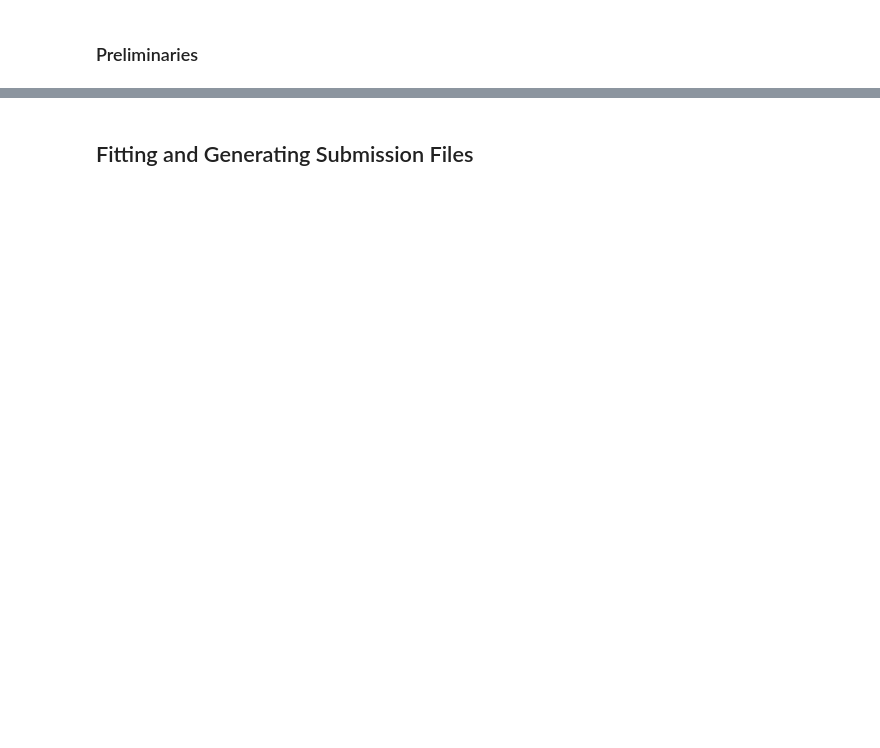
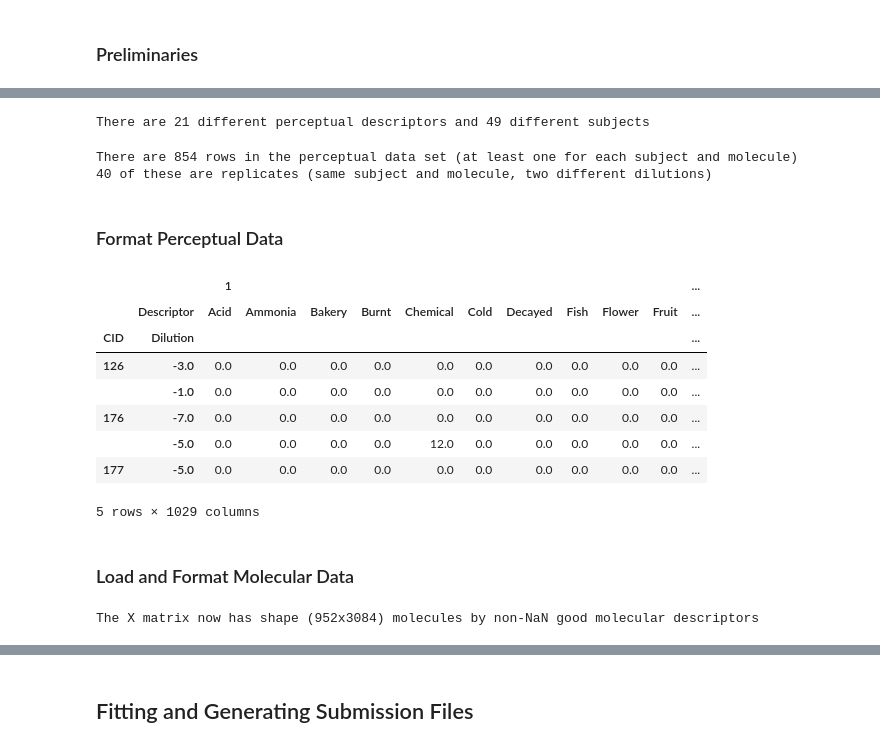
Before and after one commit to dream-olfaction/olfaction-prediction, a Jupyter notebook: opc_python/gerkin/challenge1.ipynb, the cells around one changed output, grey strips where cells are left out. Drawn from its saved outputs; the diff is of its cells as text; code cells hidden in the pictures; blank space fills up the shorter version.

```diff
--- a/opc_python/gerkin/challenge1.ipynb
+++ b/opc_python/gerkin/challenge1.ipynb
@@ -29,6 +2,0 @@ from opc_python.gerkin import dream,fit1
-# %%
-# Load the perceptual descriptors data.
-perceptual_headers, perceptual_obs_data = loading.load_perceptual_data('training')
-loading.format_leaderboard_perceptual_data()
-# Show the perceptual metadata types and perceptual descriptor names.
-print(perceptual_headers)
@@ -49,7 +2,0 @@ There are 21 different perceptual descriptors and 49 different subjects
-# %%
-# Load the molecular descriptors data.
-molecular_headers, molecular_data = loading.load_molecular_data()
-print("First ten molecular descriptor types are %s" % molecular_headers[:10])
-print("First ten descriptor values for the first compound are %s" % molecular_data[0][:10])
-total_size = len(set([int(row[0]) for row in molecular_data]))
-print("We have molecular descriptors for %d unique molecules" % total_size)
@@ -253,0 +71,33 @@ plt.xlabel('Perceptual descriptor values')
+# %%
+descriptors = loading.get_descriptors(format=True)
+n_descriptors = len(descriptors)
+assert n_descriptors == opc_python.NUM_DESCRIPTORS
+n_subjects = perceptual_data['Subject'].shape[1]
+assert n_subjects == opc_python.NUM_SUBJECTS
+print('There are %d different perceptual descriptors and %d different subjects' % (n_descriptors,n_subjects))
+# %% [output]
+There are 21 different perceptual descriptors and 49 different subjects
+# %%
+print("There are %d rows in the perceptual data set (at least one for each subject and molecule)" % int(perceptual_data.shape[0]/21))
+print("%d of these are replicates (same subject and molecule, two different dilutions)" % int(sum(list(zip(*perceptual_data.index.values.tolist()))[3])/21))
+# %% [output]
+There are 854 rows in the perceptual data set (at least one for each subject and molecule)
+40 of these are replicates (same subject and molecule, two different dilutions)
+# %% [markdown]
+### Format Perceptual Data
+# %%
+Y_tl = dream.make_Y(perceptual_data)
+# We must also have an imputed version that we can use as input to the algorithm since it will not work with NaNs.
+Y_tl_imputed = dream.make_Y(perceptual_data, imputer='median')
+Y_tl_gold = dream.make_Y(perceptual_data, concentration='gold')
+Y_tl.head()
+# %% [output]
+|  |  | 1 |  |  |  |  |  |  |  |  |  | ... |
+|  | Descriptor | Acid | Ammonia | Bakery | Burnt | Chemical | Cold | Decayed | Fish | Flower | Fruit | ... |
+| CID | Dilution |  |  |  |  |  |  |  |  |  |  | ... |
+| 126 | -3.0 | 0.0 | 0.0 | 0.0 | 0.0 | 0.0 | 0.0 | 0.0 | 0.0 | 0.0 | 0.0 | ... |
+|  | -1.0 | 0.0 | 0.0 | 0.0 | 0.0 | 0.0 | 0.0 | 0.0 | 0.0 | 0.0 | 0.0 | ... |
+| 176 | -7.0 | 0.0 | 0.0 | 0.0 | 0.0 | 0.0 | 0.0 | 0.0 | 0.0 | 0.0 | 0.0 | ... |
+|  | -5.0 | 0.0 | 0.0 | 0.0 | 0.0 | 12.0 | 0.0 | 0.0 | 0.0 | 0.0 | 0.0 | ... |
+| 177 | -5.0 | 0.0 | 0.0 | 0.0 | 0.0 | 0.0 | 0.0 | 0.0 | 0.0 | 0.0 | 0.0 | ... |
+5 rows × 1029 columns
@@ -253,0 +108,7 @@ plt.xlabel('Perceptual descriptor values')
+# %% [markdown]
+### Load and Format Molecular Data
+# %%
+all_CID_dilutions = loading.get_CID_dilutions(['training','leaderboard','testset'])
+X_all = dream.make_X(molecular_data,all_CID_dilutions)[0]
+# %% [output]
+The X matrix now has shape (952x3084) molecules by non-NaN good molecular descriptors
```
Also changed, not shown: parts of 39 cells of this notebook, 7 other files.
